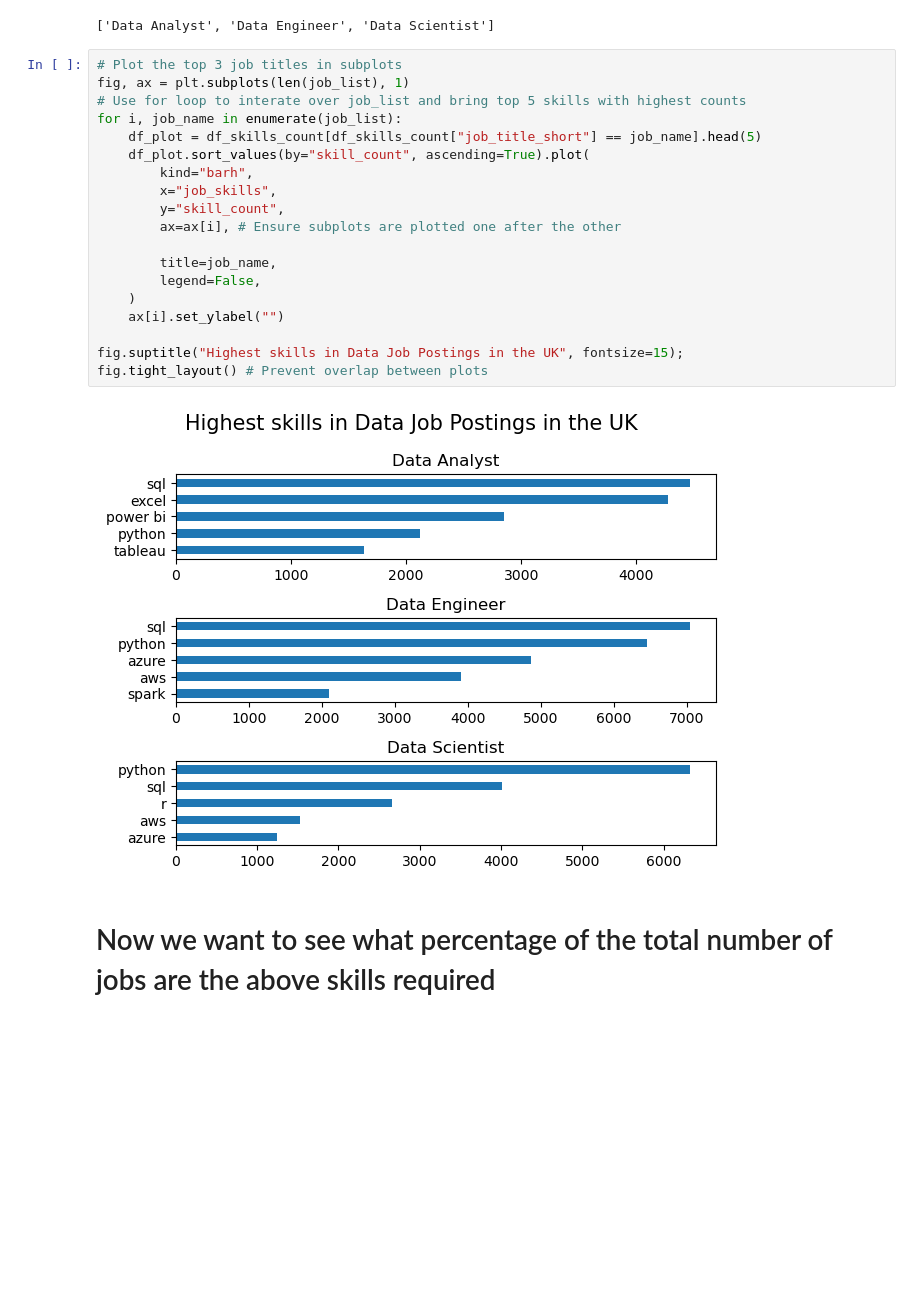
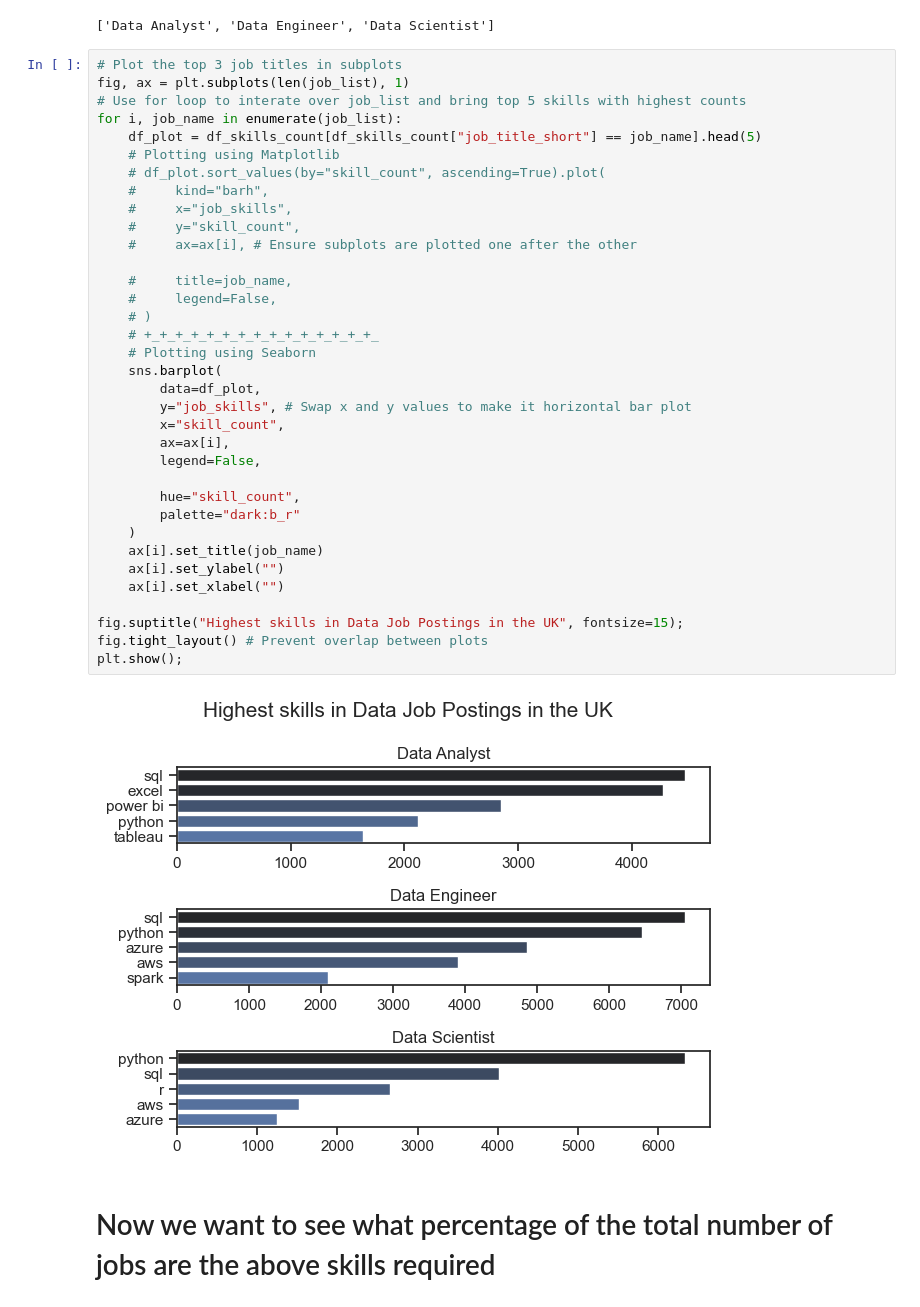
Before and after one commit to Mizan95/Project_Data_Analysis, a Jupyter notebook: 1_Intro.ipynb, the cells around one changed output. Drawn from its saved outputs; the diff is of its cells as text; blank space fills up the shorter version.

Commit message:
Complete all plots with Seaborn and write preliminary analysis in README

```diff
--- a/1_Intro.ipynb
+++ b/1_Intro.ipynb
@@ -57,24 +58,40 @@ job_list
 # %%
 # Plot the top 3 job titles in subplots
 fig, ax = plt.subplots(len(job_list), 1)
 # Use for loop to interate over job_list and bring top 5 skills with highest counts
 for i, job_name in enumerate(job_list):
     df_plot = df_skills_count[df_skills_count["job_title_short"] == job_name].head(5)
-    df_plot.sort_values(by="skill_count", ascending=True).plot(
-        kind="barh",
-        x="job_skills",
-        y="skill_count",
-        ax=ax[i], # Ensure subplots are plotted one after the other
+    # Plotting using Matplotlib
+    # df_plot.sort_values(by="skill_count", ascending=True).plot(
+    #     kind="barh",
+    #     x="job_skills",
+    #     y="skill_count",
+    #     ax=ax[i], # Ensure subplots are plotted one after the other
 
-        title=job_name,
+    #     title=job_name,
+    #     legend=False,
+    # )
+    # +_+_+_+_+_+_+_+_+_+_+_+_+_+_+_
+    # Plotting using Seaborn
+    sns.barplot(
+        data=df_plot,
+        y="job_skills", # Swap x and y values to make it horizontal bar plot
+        x="skill_count",
+        ax=ax[i],
         legend=False,
+
+        hue="skill_count",
+        palette="dark:b_r"
     )
+    ax[i].set_title(job_name)
     ax[i].set_ylabel("")
+    ax[i].set_xlabel("")
 
 fig.suptitle("Highest skills in Data Job Postings in the UK", fontsize=15);
 fig.tight_layout() # Prevent overlap between plots
+plt.show();
 # %% [output]
-[figure, old version]
+[figure, new version]
 # %% [markdown]
 # Now we want to see what percentage of the total number of jobs are the above skills required
 # %%
```
Also changed, not shown: parts of 2 cells of this notebook, 1 other file.
